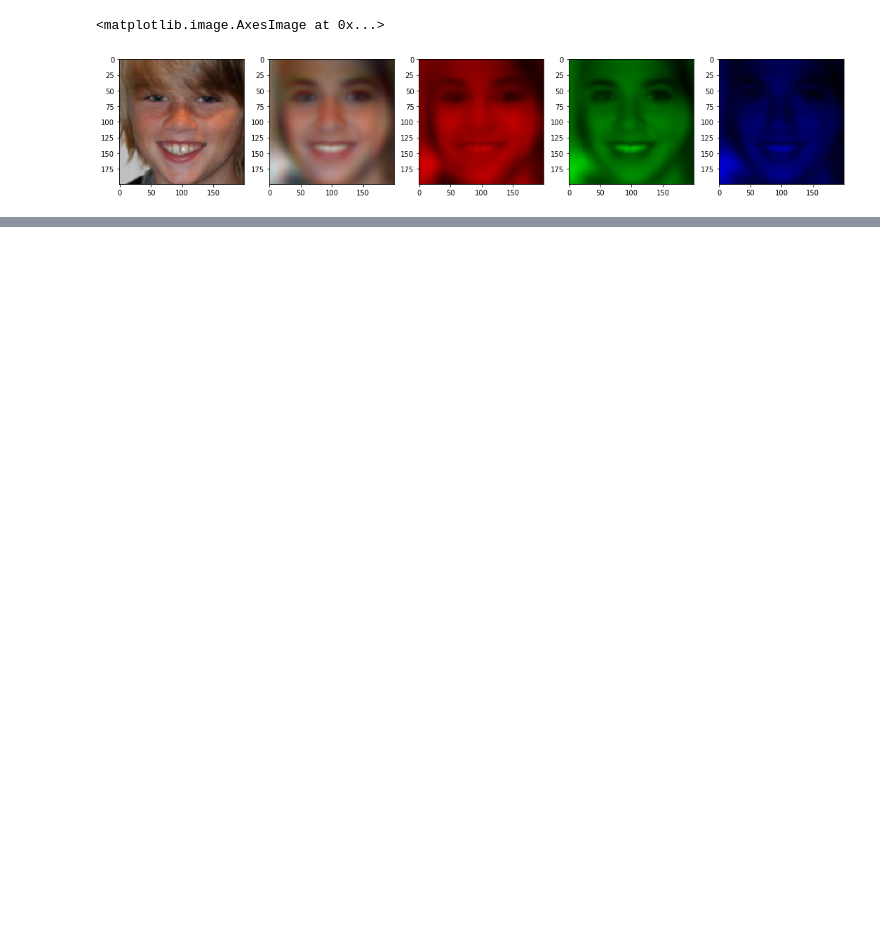
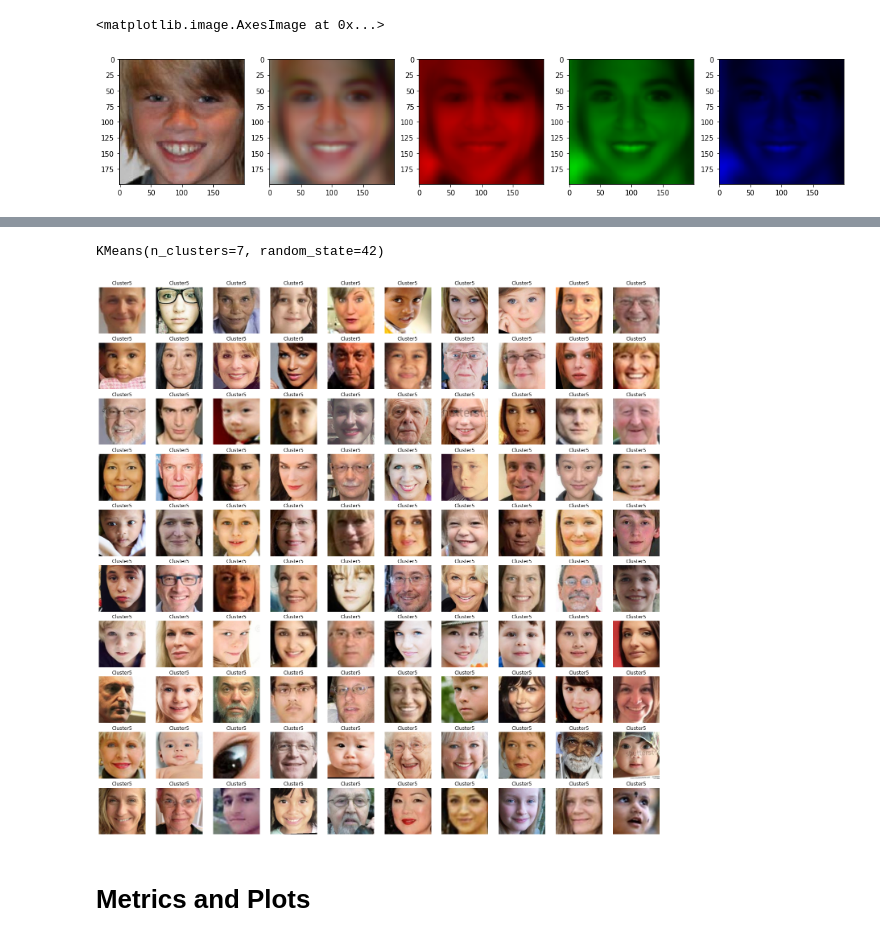
Before and after one commit to koldbrandt/glowing-umbrella-faces-unsup, a Jupyter notebook: NMF-RGB.ipynb, the cells around one changed output, grey strips where cells are left out. Drawn from its saved outputs; the diff is of its cells as text; code cells hidden in the pictures; blank space fills up the shorter version.

```diff
--- a/NMF-RGB.ipynb
+++ b/NMF-RGB.ipynb
@@ -176,0 +171,33 @@ ax5.imshow(new_image_blue, vmin=-vmax,vmax=vmax, interpolation='nearest')
+# %%
+W_flat = np.moveaxis(W,0,-1)
+W_flat = W_flat.reshape(*W_flat.shape[:-2], -1)
+# %%
+kmeans = KMeans(n_clusters=7, random_state=42)
+kmeans.fit(W_flat)
+# %% [output]
+KMeans(n_clusters=7, random_state=42)
+# %%
+groups = {}
+for file, cluster in zip(images_raw,kmeans.labels_):
+    if cluster not in groups.keys():
+        groups[cluster] = []
+        groups[cluster].append(file)
+    else:
+        groups[cluster].append(file)
+# %%
+def view_cluster(cluster,images):
+    plt.figure(figsize = (25,25));
+    files = groups[cluster]
+    if len(files) > 50:
+        files = files[:]
+    for index, file in enumerate(files[:100]):
+        plt.subplot(10,10,index+1);
+        plt.imshow(file)
+        plt.axis('off')
+        plt.title(f'Cluster{cluster}')
+# %%
+view_cluster(5, images_raw)
+# %% [output]
+[figure, added]
+# %% [markdown]
+# Metrics and Plots
```
Also changed, not shown: parts of 17 cells of this notebook.
